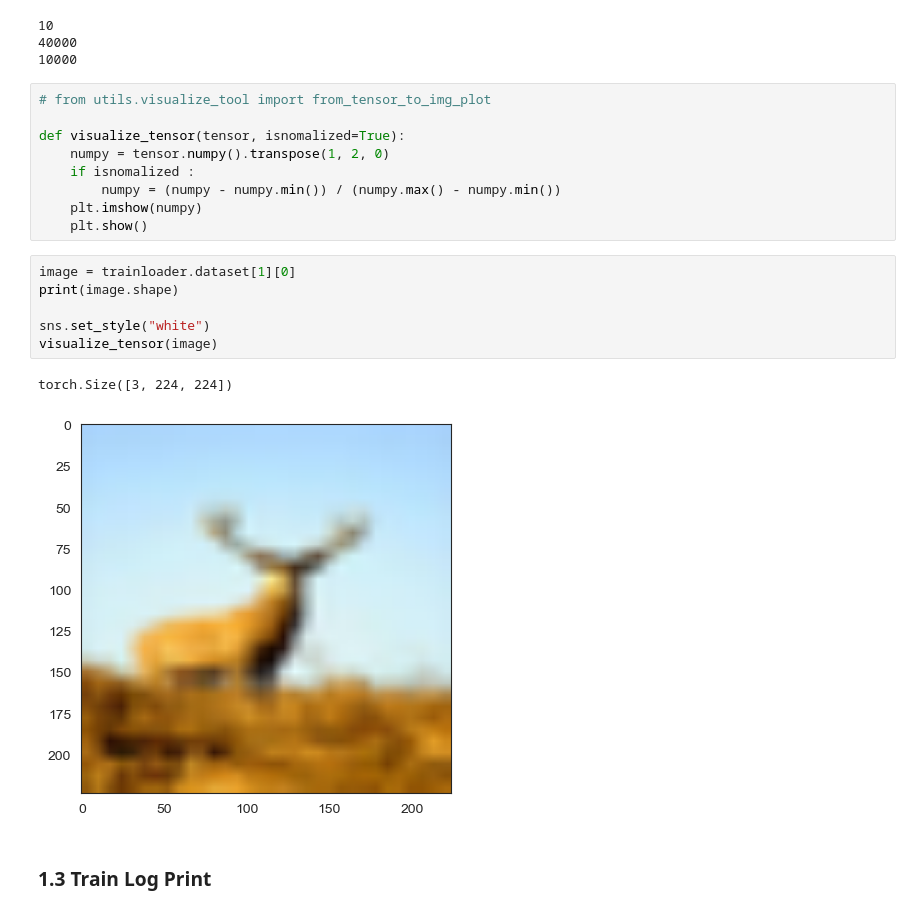
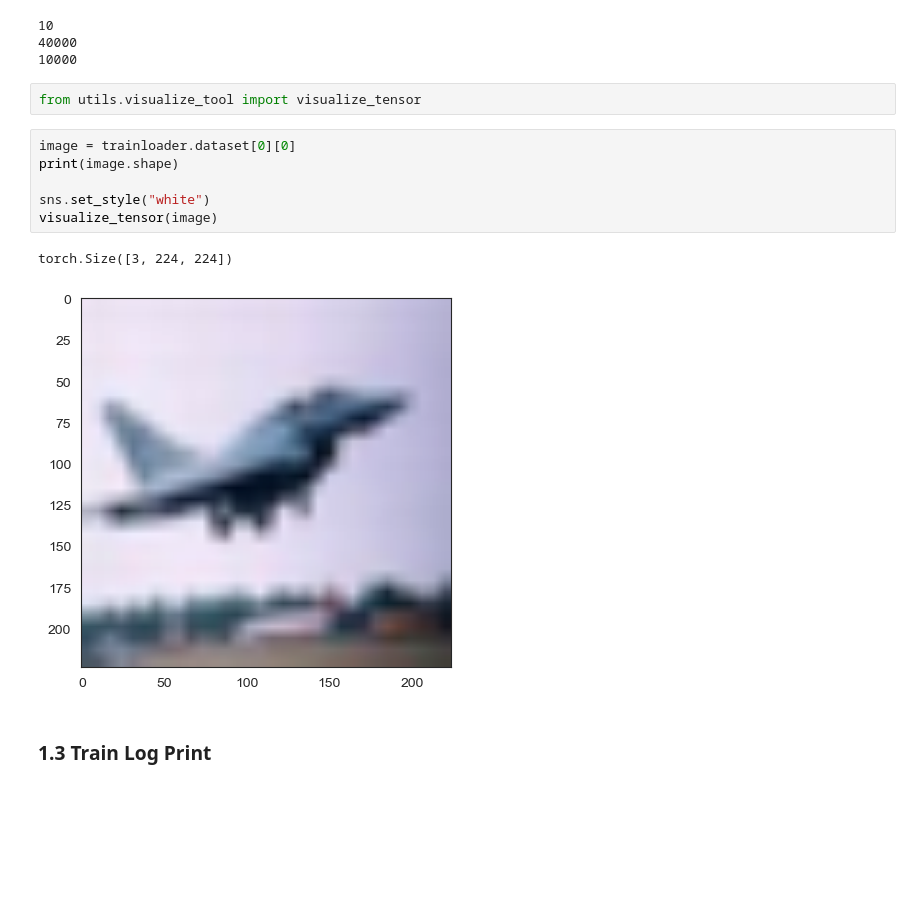
Before and after one commit to 23-Fall-Graduation-Thesis/Indium, a Jupyter notebook: visualization.ipynb, the cells around one changed output. Saved outputs shown, nothing was run; the diff lists cells and outputs as text; blank space fills up the shorter version.

```diff
--- a/visualization.ipynb
+++ b/visualization.ipynb
@@ -202,24 +182,17 @@ print(len(testloader.dataset))
 10
 40000
 10000
-# %%
-# from utils.visualize_tool import from_tensor_to_img_plot
-
-def visualize_tensor(tensor, isnomalized=True):
-    numpy = tensor.numpy().transpose(1, 2, 0)
-    if isnomalized :
-        numpy = (numpy - numpy.min()) / (numpy.max() - numpy.min())
-    plt.imshow(numpy)
-    plt.show()
+# %%
+from utils.visualize_tool import visualize_tensor
 # %%
-image = trainloader.dataset[1][0]
+image = trainloader.dataset[0][0]
 print(image.shape)
 
 sns.set_style("white")
 visualize_tensor(image)
 # %% [output]
 torch.Size([3, 224, 224])
-[figure, old version]
+[figure, new version]
 # %% [markdown]
 ### 1.3 Train Log Print
 # %%
```
Also changed, not shown: parts of 24 cells of this notebook, 4 other files.
